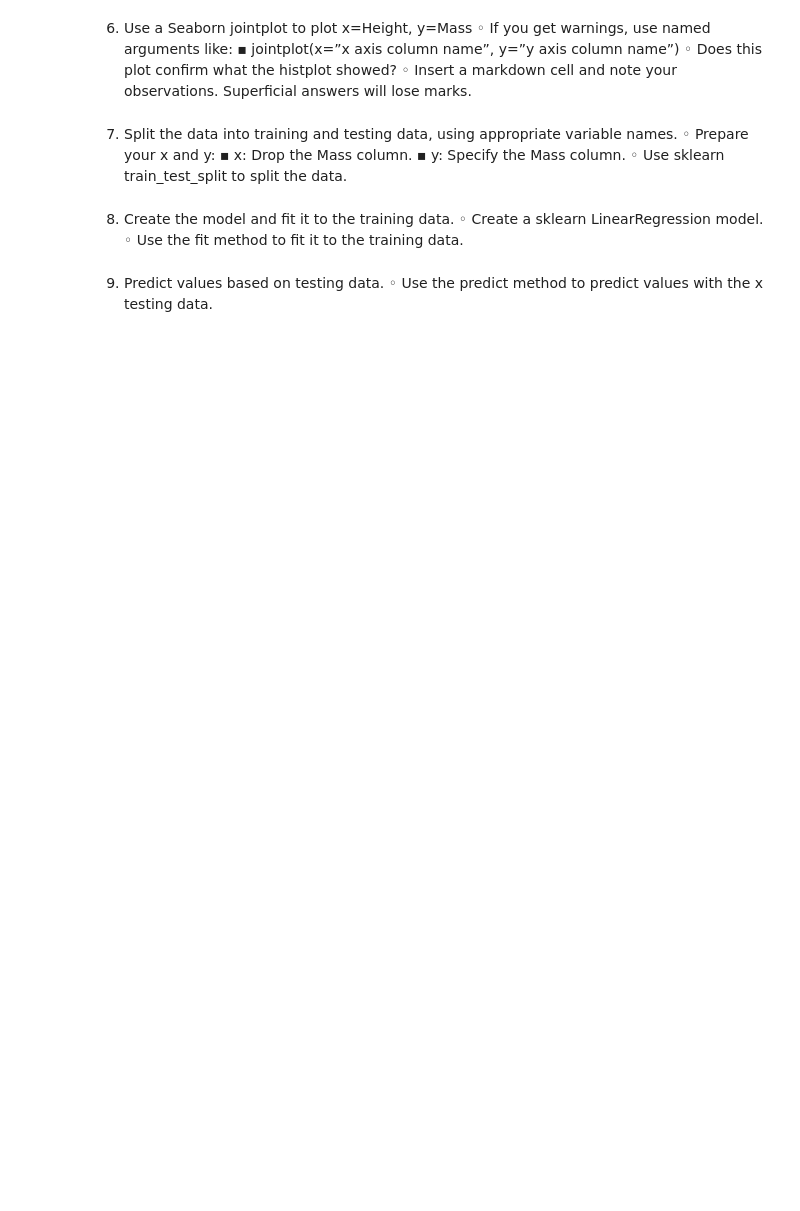
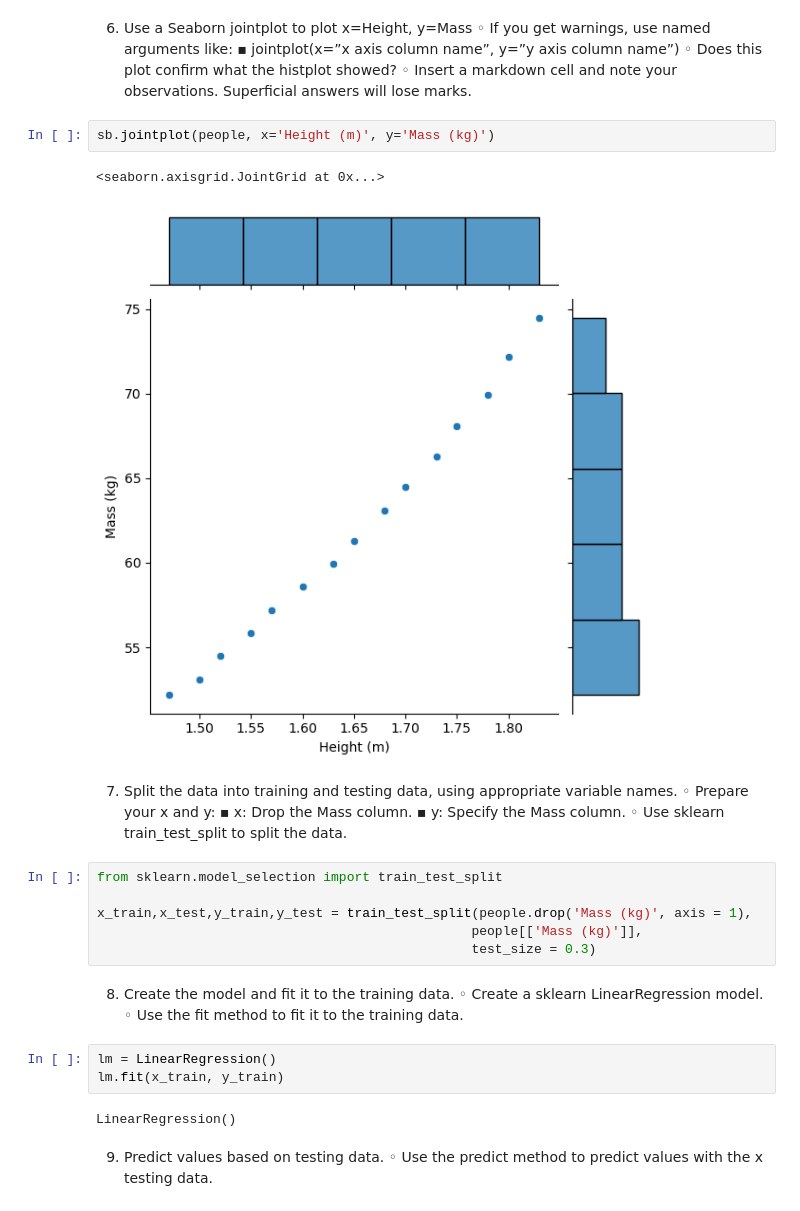
Before and after one commit to Icewav3/Comp-2040_CaseStudy1, a Jupyter notebook: CaseStudy.ipynb, the cells around one changed output. Saved outputs shown, nothing was run; the diff lists cells and outputs as text; blank space fills up the shorter version.

```diff
--- a/CaseStudy.ipynb
+++ b/CaseStudy.ipynb
@@ -24,15 +67,31 @@
 6.	Use a Seaborn jointplot to plot x=Height, y=Mass ◦ If you get warnings, use named arguments like:
 ▪ jointplot(x=”x axis column name”, y=”y axis column name”) ◦ Does this plot confirm what the histplot showed?
 ◦ Insert a markdown cell and note your observations. Superficial answers will lose marks.
+# %%
+sb.jointplot(people, x='Height (m)', y='Mass (kg)')
+# %% [output]
+<seaborn.axisgrid.JointGrid at 0x...>
+[figure, added]
 # %% [markdown]
 7.	Split the data into training and testing data, using appropriate variable names.
 ◦ Prepare your x and y:
 ▪ x: Drop the Mass column.
 ▪ y: Specify the Mass column.
 ◦ Use sklearn train_test_split to split the data.
+# %%
+from sklearn.model_selection import train_test_split
+
+x_train,x_test,y_train,y_test = train_test_split(people.drop('Mass (kg)', axis = 1),
+                                                people[['Mass (kg)']],
+                                                test_size = 0.3)
 # %% [markdown]
 8.	Create the model and fit it to the training data. ◦ Create a sklearn LinearRegression model.
 ◦ Use the fit method to fit it to the training data.
+# %%
+lm = LinearRegression()
+lm.fit(x_train, y_train)
+# %% [output]
+LinearRegression()
 # %% [markdown]
 9.	Predict values based on testing data.
 ◦ Use the predict method to predict values with the x testing data.
```
Also changed, not shown: parts of 10 cells of this notebook.
